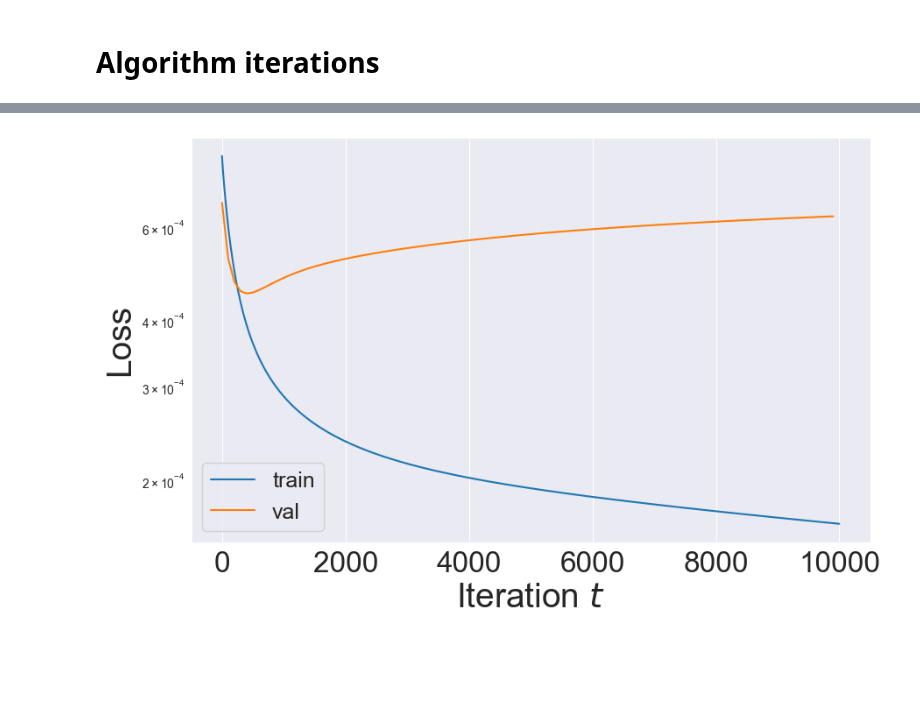
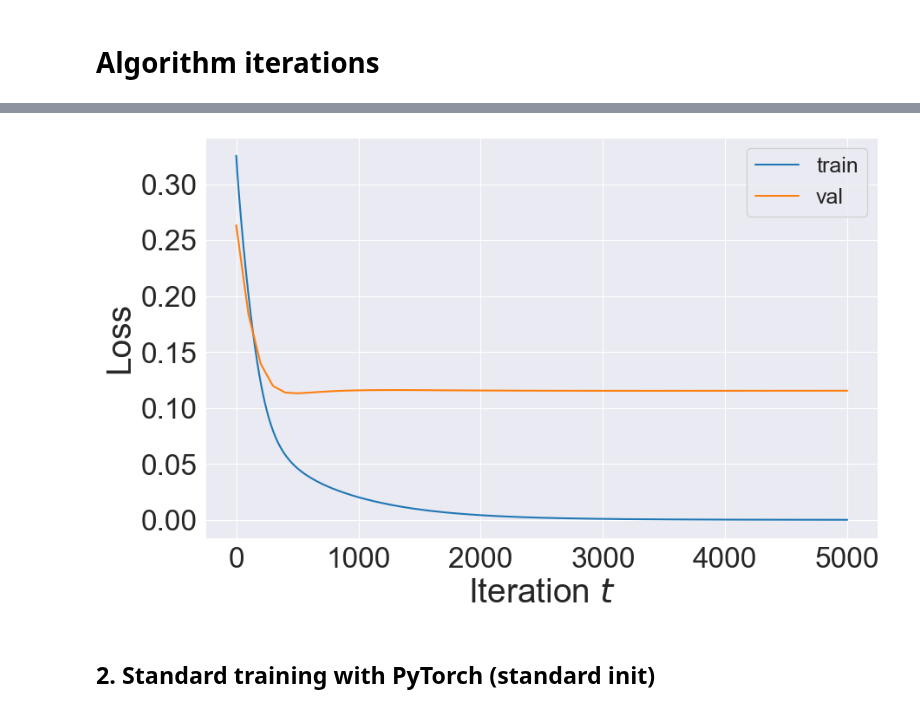
Before and after one commit to karl-hajjar/pop-conic, a Jupyter notebook: pop_conic/notebooks/pop-conic-basic.ipynb, the cells around one changed output, grey strips where cells are left out. Cells and saved outputs as stored; diff of their text form; code cells hidden in the pictures; blank space fills up the shorter version.

```diff
--- a/pop_conic/notebooks/pop-conic-basic.ipynb
+++ b/pop_conic/notebooks/pop-conic-basic.ipynb
@@ -82,7 +84,7 @@ def initialize_neurons(x, y, n_neurons=1):
 
     b_hat = sample_neurons(n_samples=n_neurons)
     x_1 = np.maximum(np.matmul(x, b_hat.T), 0)
-    a_hat = ALPHA * np.mean((y - y_hat) * x_1, axis=0)
+    a_hat = - ALPHA * np.mean((y_hat - y) * x_1, axis=0)
 
     a = np.append(a, a_hat).reshape(1, n_neurons)
     b = np.append(b, b_hat).reshape(n_neurons, -1)
@@ -109,11 +108,9 @@ def update(a, b, x, y, n_updates=1, compute_loss=True):
 def initialize_net(x, y, n_neurons=1):
     # initialize neurons  y sampling and setting weights accordingly
     a, b = initialize_neurons(x, y, n_neurons=n_neurons)
-    print(a)
-    print(b)
 
     # return as initialization for the network the first update for the sampled neurons / weights
-    return update(a, b, x, y)
+    return update(a, b, x, y, n_updates=1)
 # %%
 def train(n_steps, a, b, x_train, y_train, x_val, y_val, do_val=True, n_samples=1, n_updates=1):
     train_losses = []
@@ -147,11 +159,7 @@ def train(n_steps, a, b, x_train, y_train, x_val, y_val, do_val=True, n_samples=
 # %%
 # FULL LOOP (standard training with sampling only in the begining)
-n_neurons = 100
-
-#a = 0.1 * np.sign(np.random.uniform(size=(1, n_neurons)) - 0.5)
-#b = np.random.normal(size=(n_neurons, INPUT_DIM))
-n_neurons = 100
-n_updates = 1
+n_neurons = 1024
 
 a, b, _ = initialize_net(x_train, y_train, n_neurons=n_neurons)
+a, b, train_losses, val_losses, neurons = train(N_STEPS, a, b, x_train, y_train, x_val, y_val, n_samples=0)
 # %% [output]
@@ -175,2 +190,0 @@ a, b, _ = initialize_net(x_train, y_train, n_neurons=n_neurons)
-# %%
-a, b, train_losses, val_losses = train(N_STEPS, a, b, x_train, y_train, x_val, y_val, n_samples=0)
@@ -227,18 +191,21 @@ Validation loss at step 2,300 : 0.00053
-# %%
-plt.figure(figsize=(10, 6))
-marker = None #'o'
-#plt.xscale('log')
-plt.yscale('log')
-
-plt.plot(np.arange(len(train_losses)), train_losses, label='train')
-plt.plot([VAL_ITER * k for k in range(len(val_losses))], val_losses, label='val', marker=marker)
-
-plt.xlabel('Iteration $t$', fontsize=28)
-plt.ylabel('Loss', fontsize=28)
-plt.xticks(fontsize=24)
-plt.yticks(fontsize=24)
-plt.legend(fontsize=18)
-#plt.savefig(os.path.join(FIGURES_DIR, 'losses.png'), bbox_inches='tight')
-plt.show()
-# %% [output]
-[figure, removed]
+# %%
+plt.figure(figsize=(10, 6))
+marker = None #'o'
+#plt.xscale('log')
+#plt.yscale('log')
+
+plt.plot(np.arange(len(train_losses)), train_losses, label='train')
+plt.plot([min(VAL_ITER * k, len(train_losses)) for k in range(len(val_losses))], val_losses, label='val',
+         marker=marker)
+
+plt.xlabel('Iteration $t$', fontsize=28)
+plt.ylabel('Loss', fontsize=28)
+plt.xticks(fontsize=24)
+plt.yticks(fontsize=24)
+plt.legend(fontsize=18)
+#plt.savefig(os.path.join(FIGURES_DIR, 'losses-std.png'), bbox_inches='tight')
+plt.show()
+# %% [output]
+[figure, added]
+# %% [markdown]
+## 2. Standard training with PyTorch (standard init)
```
Also changed, not shown: parts of 32 cells of this notebook, 4 other files.
